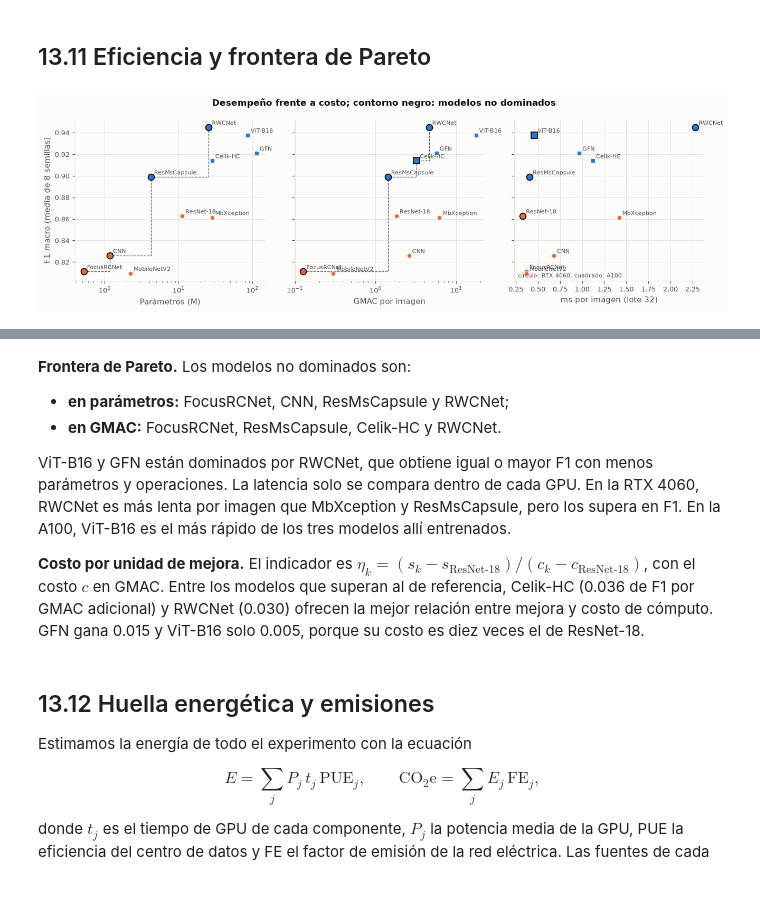
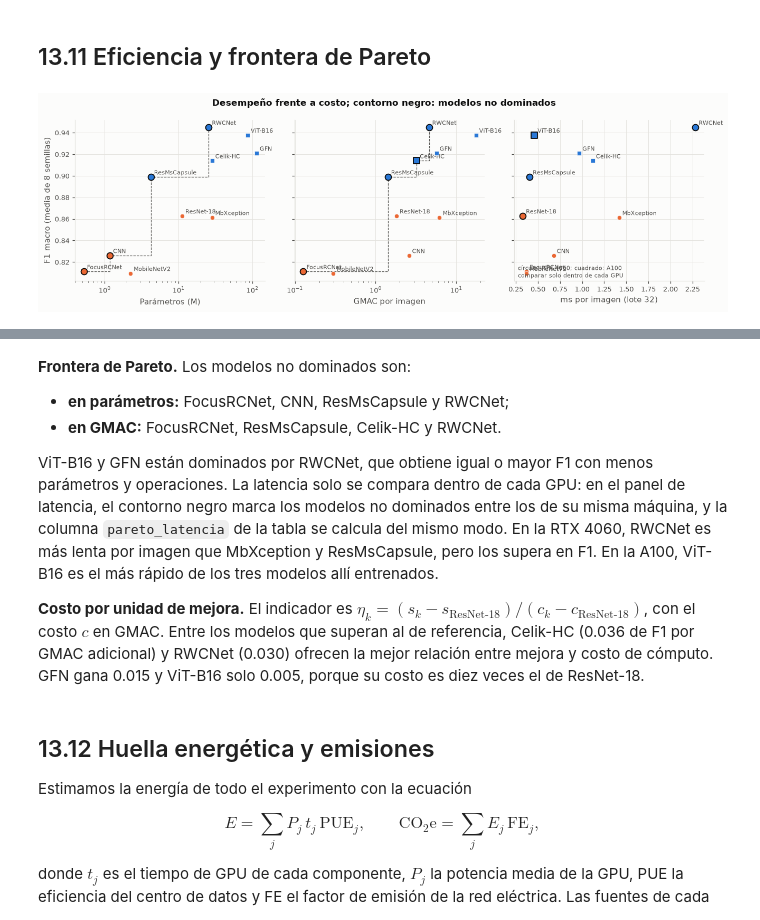
Before and after one commit to Anyita-12/deep-learning-colaborativo, a Jupyter notebook: docs/13_benchmark_estadistica.ipynb, the cells around one changed output, grey strips where cells are left out. Cells and saved outputs as stored; diff of their text form; code cells hidden in the pictures; blank space fills up the shorter version.

Commit message:
Capítulo 13: advertencia de comparación de latencias solo dentro de cada GPU

```diff
--- a/docs/13_benchmark_estadistica.ipynb
+++ b/docs/13_benchmark_estadistica.ipynb
@@ -617,27 +617,27 @@ Con 8 semillas, la diferencia mínima detectable con potencia de 0.80 tiene una
 # %%
 ef = pd.read_csv(COMP / "eficiencia_pareto.csv").set_index("model")
 fig, axes = plt.subplots(1, 3, figsize=(12, 3.8), sharey=True)
 for ax, (col, lab, logx) in zip(axes, [("params", "Parámetros (M)", True), ("gmacs", "GMAC por imagen", True), ("ms_img", "ms por imagen (lote 32)", False)]):
     x = ef[col] / (1e6 if col == "params" else 1)
     pcol = {"params": "pareto_params", "gmacs": "pareto_gmacs", "ms_img": "pareto_latencia"}[col]
     for m in ef.index:
         mk = "o" if MACHINE[m] == "RTX 4060" else "s"
         ax.scatter(x[m], ef.loc[m, "f1"], s=60 if ef.loc[m, pcol] else 30, marker=mk, color=FG.color_regimen(m),
                    edgecolor=FG.INK if ef.loc[m, pcol] else FG.SURFACE, lw=1.2 if ef.loc[m, pcol] else 0.5, zorder=3)
         ax.annotate(m, (x[m], ef.loc[m, "f1"]), textcoords="offset points", xytext=(4, 3), fontsize=7, color=FG.INK2)
     if col != "ms_img":
         nd = ef[ef[pcol]].assign(x=x).sort_values("x")
         ax.step(nd.x, nd.f1, where="post", color=FG.INK2, lw=0.8, ls="--")
     if logx: ax.set_xscale("log")
     ax.set_xlabel(lab)
 axes[0].set_ylabel("F1 macro (media de 8 semillas)")
-axes[2].text(0.02, 0.02, "círculo: RTX 4060; cuadrado: A100", transform=axes[2].transAxes, fontsize=7.5, color=FG.INK2)
+axes[2].text(0.02, 0.02, "círculo: RTX 4060; cuadrado: A100\ncomparar solo dentro de cada GPU", transform=axes[2].transAxes, fontsize=7.5, color=FG.INK2)
 fig.suptitle("Desempeño frente a costo; contorno negro: modelos no dominados", fontsize=11, fontweight="bold")
 plt.tight_layout(); plt.show()
 display(ef[["f1", "params", "gmacs", "ms_img", "maquina", "pareto_params", "pareto_gmacs", "pareto_latencia",
             "eta_f1_por_gmac", "eta_ic_lo", "eta_ic_hi"]].round(4))
 # %% [output]
-[figure, old version]
+[figure, new version]
 |  | f1 | params | gmacs | ms_img | maquina | pareto_params | pareto_gmacs | pareto_latencia | ... |
 | model |  |  |  |  |  |  |  |  | ... |
 | Celik-HC | 0.9139 | 28424098 | 3.2230 | 1.1201 | A100 | False | True | False | ... |
@@ -656,7 +656,7 @@ display(ef[["f1", "params", "gmacs", "ms_img", "maquina", "pareto_params", "pare
 - **en parámetros:** FocusRCNet, CNN, ResMsCapsule y RWCNet;
 - **en GMAC:** FocusRCNet, ResMsCapsule, Celik-HC y RWCNet.
 
-ViT-B16 y GFN están dominados por RWCNet, que obtiene igual o mayor F1 con menos parámetros y operaciones. La latencia solo se compara dentro de cada GPU. En la RTX 4060, RWCNet es más lenta por imagen que MbXception y ResMsCapsule, pero los supera en F1. En la A100, ViT-B16 es el más rápido de los tres modelos allí entrenados.
+ViT-B16 y GFN están dominados por RWCNet, que obtiene igual o mayor F1 con menos parámetros y operaciones. La latencia solo se compara dentro de cada GPU: en el panel de latencia, el contorno negro marca los modelos no dominados entre los de su misma máquina, y la columna `pareto_latencia` de la tabla se calcula del mismo modo. En la RTX 4060, RWCNet es más lenta por imagen que MbXception y ResMsCapsule, pero los supera en F1. En la A100, ViT-B16 es el más rápido de los tres modelos allí entrenados.
 
 **Costo por unidad de mejora.** El indicador es $\eta_k = (s_k - s_{\text{ResNet-18}}) / (c_k - c_{\text{ResNet-18}})$, con el costo $c$ en GMAC. Entre los modelos que superan al de referencia, Celik-HC (0.036 de F1 por GMAC adicional) y RWCNet (0.030) ofrecen la mejor relación entre mejora y costo de cómputo. GFN gana 0.015 y ViT-B16 solo 0.005, porque su costo es diez veces el de ResNet-18.
 # %% [markdown]
```
Also changed, not shown: parts of 1 cell of this notebook.
